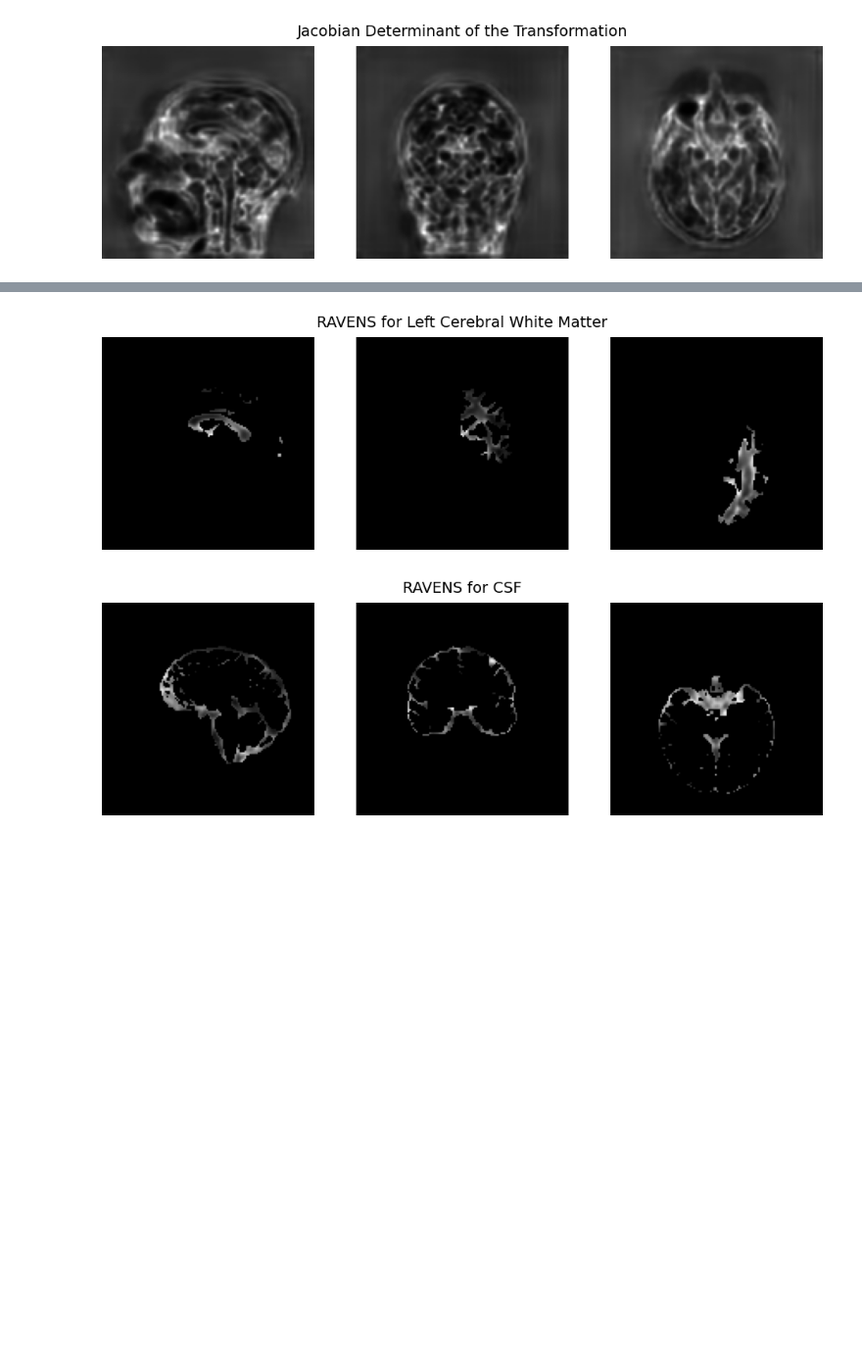
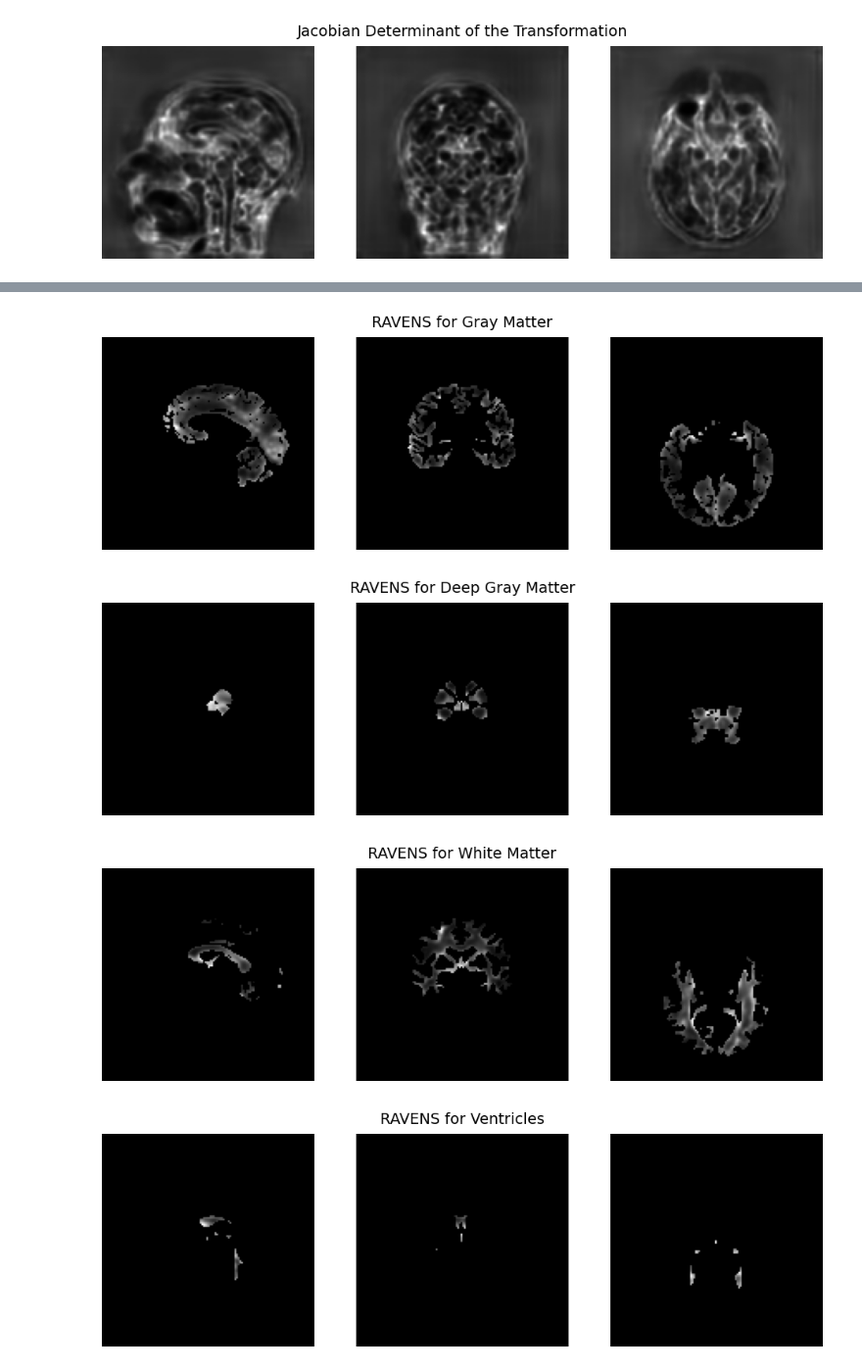
Before and after one commit to akisg/DL_RAVENS, a Jupyter notebook: RAVENS_MRI_Pipeline.ipynb, the cells around one changed output, grey strips where cells are left out. Shown at 98% size. Drawn from its saved outputs; the diff is of its cells as text; code cells hidden in the pictures; blank space fills up the shorter version.

Commit message:
Added support for masking multiple labels at RAVENS calculation

```diff
--- a/RAVENS_MRI_Pipeline.ipynb
+++ b/RAVENS_MRI_Pipeline.ipynb
@@ -380,12 +413,23 @@ FutureWarning: From release 0.13.0 onwards, this function will, by default, copy
 # %%
-t1_rav = sf.load_volume('ravens_out.nii.gz')
-show(t1_rav, title='RAVENS for Left Cerebral White Matter')
+t1_rav = sf.load_volume('ravens_gray_matter.nii.gz')
+show(t1_rav, title='RAVENS for Gray Matter')
 
-t1_rav = sf.load_volume('ravens_out24.nii.gz')
-show(t1_rav, title='RAVENS for CSF')
+t1_rav = sf.load_volume('ravens_deep_gray_matter.nii.gz')
+show(t1_rav, title='RAVENS for Deep Gray Matter')
+
+t1_rav = sf.load_volume('ravens_white_matter.nii.gz')
+show(t1_rav, title='RAVENS for White Matter')
+#
+t1_rav = sf.load_volume('ravens_ventricles_csf.nii.gz')
+show(t1_rav, title='RAVENS for Ventricles')
+
+# t1_rav = sf.load_volume('ravens_misc.nii.gz')
+# show(t1_rav, title='RAVENS for Miscellaneous')
 # %% [output]
-[figure, old version]
+[figure, new version]
-[figure, old version]
+[figure, new version]
+[figure, added]
+[figure, added]
 # %%
 # Log package versions.
 !pip freeze
```
Also changed, not shown: parts of 7 cells of this notebook.
